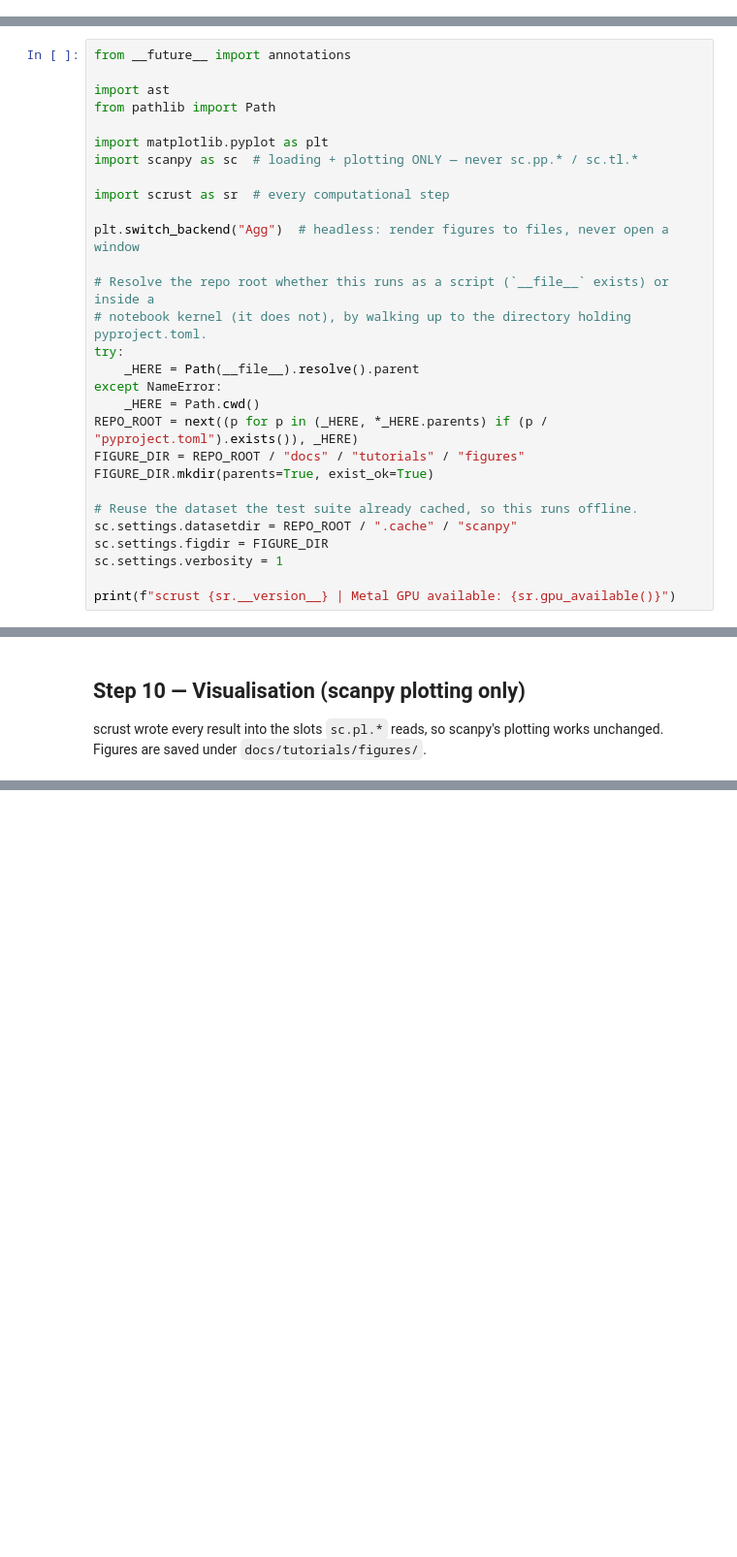
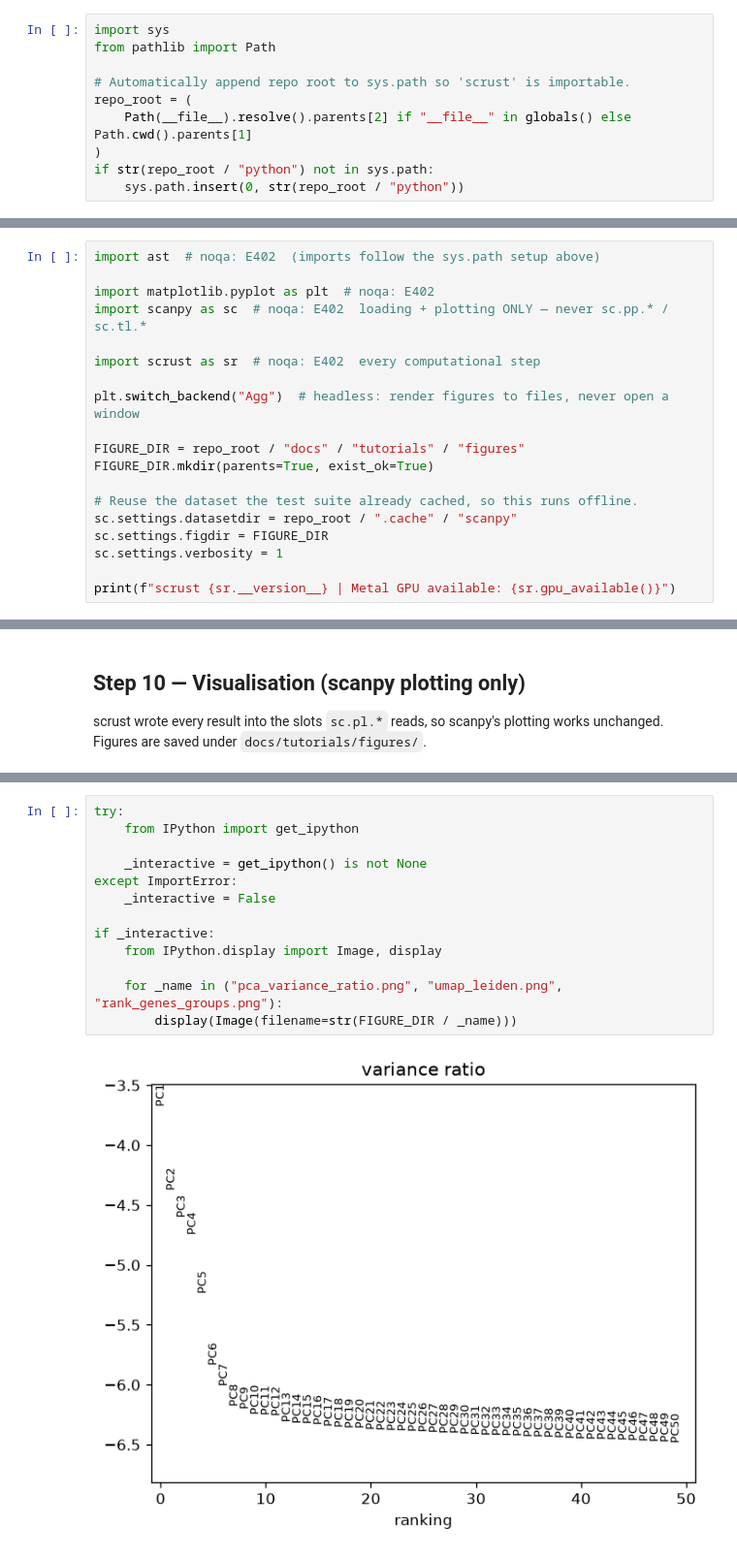
Before and after one commit to huulocmedvnu/mRustSC, a Jupyter notebook: docs/tutorials/pbmc3k_clustering.ipynb, the cells around one changed output, grey strips where cells are left out. Shown at 97% size. Drawn from its saved outputs; the diff is of its cells as text; blank space fills up the shorter version.

```diff
--- a/docs/tutorials/pbmc3k_clustering.ipynb
+++ b/docs/tutorials/pbmc3k_clustering.ipynb
@@ -24,3 +29,13 @@ docs/tutorials/pbmc3k_clustering.py`. The cells run top to bottom, so a kernel w
+# %%
+import sys
+from pathlib import Path
+
+# Automatically append repo root to sys.path so 'scrust' is importable.
+repo_root = (
+    Path(__file__).resolve().parents[2] if "__file__" in globals() else Path.cwd().parents[1]
+)
+if str(repo_root / "python") not in sys.path:
+    sys.path.insert(0, str(repo_root / "python"))
 # %% [markdown]
 ## Step 1 — Imports and Metal GPU availability
 
@@ -28,30 +43,20 @@ docs/tutorials/pbmc3k_clustering.py`. The cells run top to bottom, so a kernel w
 arithmetic runs in Rust. `sr.gpu_available()` reports whether Metal came up — when it
 did, `device="auto"` puts every device-aware step on the GPU without the caller choosing.
 # %%
-from __future__ import annotations
+import ast  # noqa: E402  (imports follow the sys.path setup above)
 
-import ast
-from pathlib import Path
+import matplotlib.pyplot as plt  # noqa: E402
+import scanpy as sc  # noqa: E402  loading + plotting ONLY — never sc.pp.* / sc.tl.*
 
-import matplotlib.pyplot as plt
-import scanpy as sc  # loading + plotting ONLY — never sc.pp.* / sc.tl.*
-
-import scrust as sr  # every computational step
+import scrust as sr  # noqa: E402  every computational step
 
 plt.switch_backend("Agg")  # headless: render figures to files, never open a window
 
-# Resolve the repo root whether this runs as a script (`__file__` exists) or inside a
-# notebook kernel (it does not), by walking up to the directory holding pyproject.toml.
-try:
-    _HERE = Path(__file__).resolve().parent
-except NameError:
-    _HERE = Path.cwd()
-REPO_ROOT = next((p for p in (_HERE, *_HERE.parents) if (p / "pyproject.toml").exists()), _HERE)
-FIGURE_DIR = REPO_ROOT / "docs" / "tutorials" / "figures"
+FIGURE_DIR = repo_root / "docs" / "tutorials" / "figures"
 FIGURE_DIR.mkdir(parents=True, exist_ok=True)
 
 # Reuse the dataset the test suite already cached, so this runs offline.
-sc.settings.datasetdir = REPO_ROOT / ".cache" / "scanpy"
+sc.settings.datasetdir = repo_root / ".cache" / "scanpy"
 sc.settings.figdir = FIGURE_DIR
 sc.settings.verbosity = 1
 
@@ -189,0 +218,15 @@ print(f"figures written to {FIGURE_DIR}")
+# %%
+try:
+    from IPython import get_ipython
+
+    _interactive = get_ipython() is not None
+except ImportError:
+    _interactive = False
+
+if _interactive:
+    from IPython.display import Image, display
+
+    for _name in ("pca_variance_ratio.png", "umap_leiden.png", "rank_genes_groups.png"):
+        display(Image(filename=str(FIGURE_DIR / _name)))
+# %% [output]
+[figure, added]
```
Also changed, not shown: parts of 12 cells of this notebook, 1 other file.
